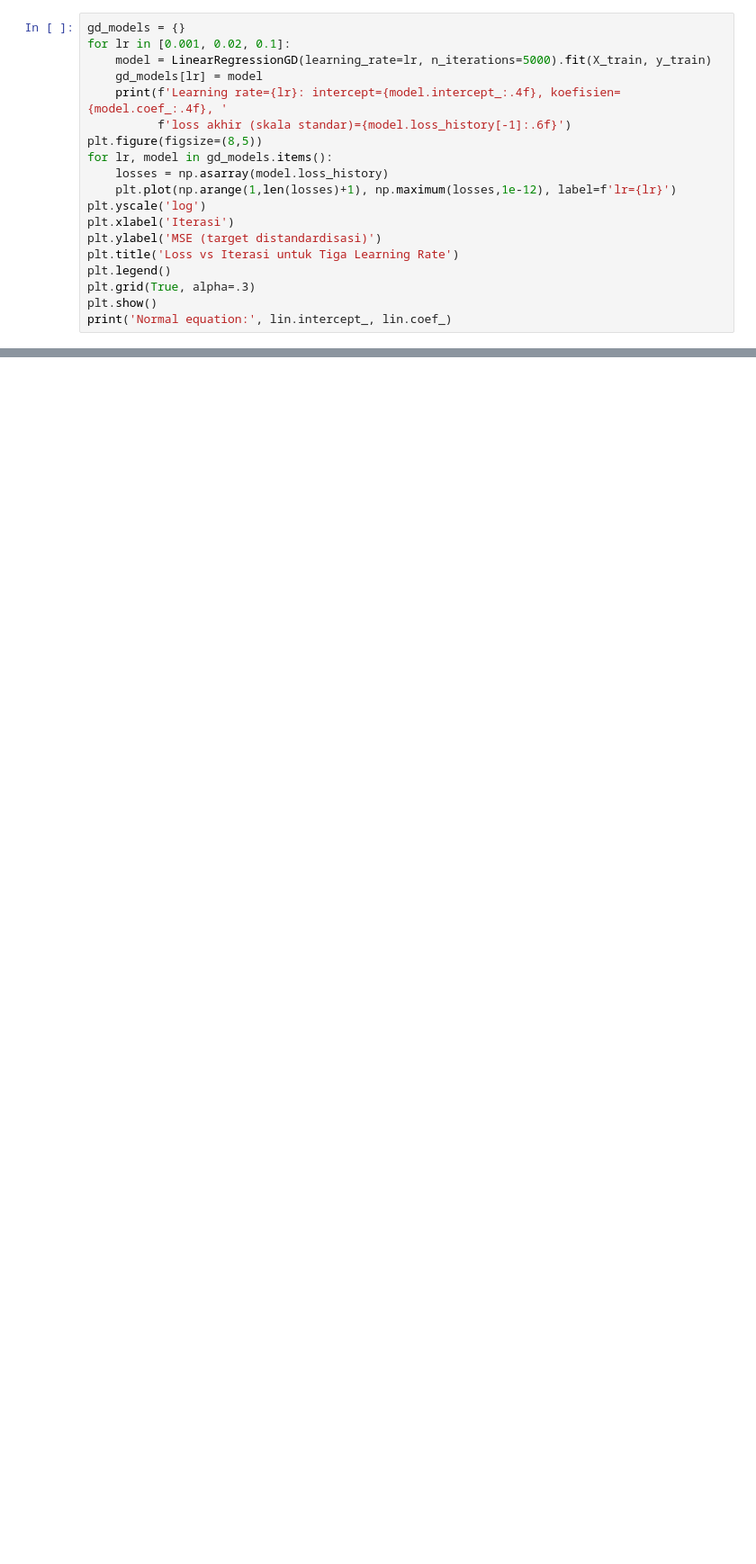
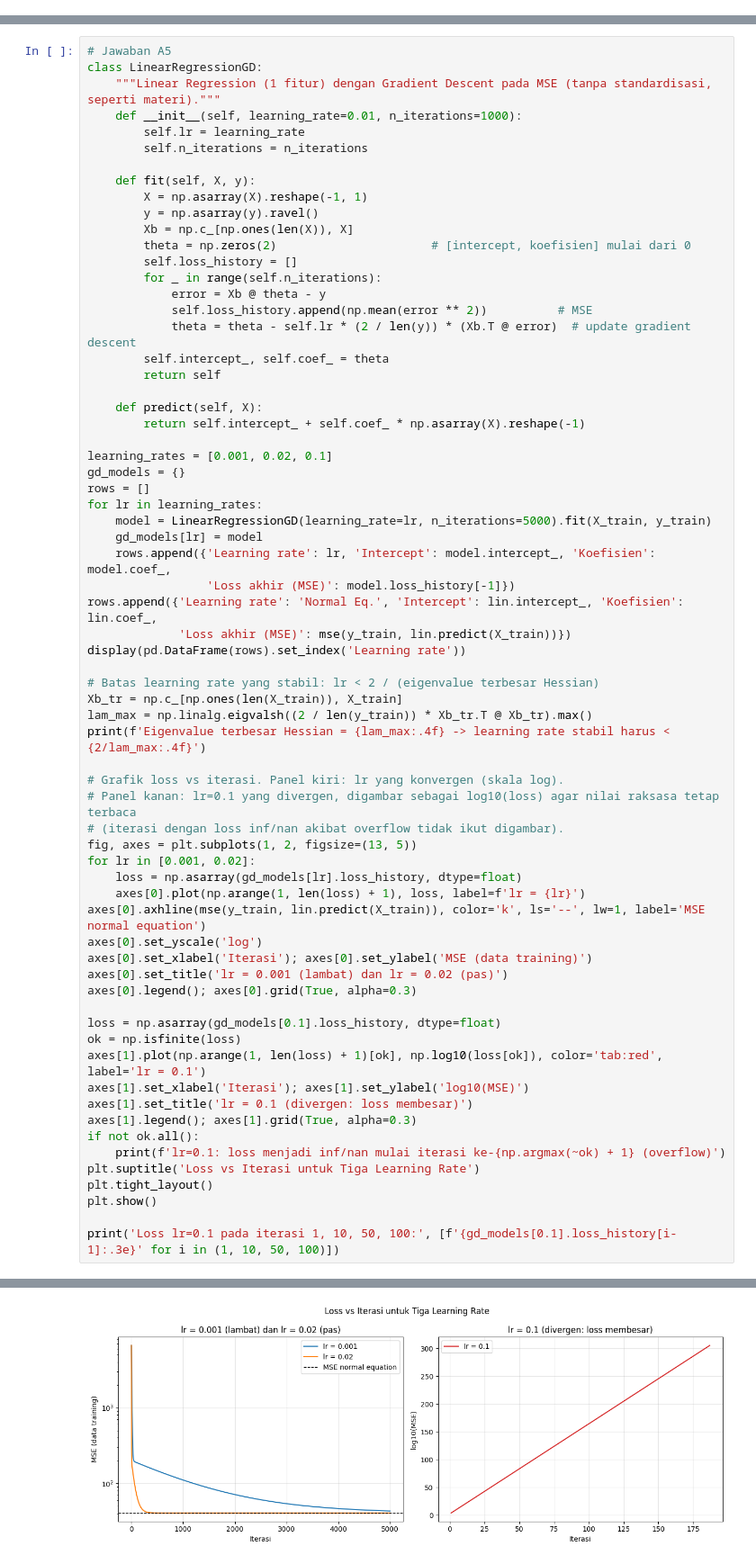
Before and after one commit to namasayazaki/uts-machine-learning-241011401639, a Jupyter notebook: tugas_UTS.ipynb, the cells around one changed output, grey strips where cells are left out. Shown at 90% size. Cells and saved outputs as stored; diff of their text form; blank space fills up the shorter version.

```diff
--- a/tugas_UTS.ipynb
+++ b/tugas_UTS.ipynb
@@ -306,19 +0,0 @@ RMSE menunjukkan rata-rata besar kesalahan prediksi dalam satuan penjualan (juta
-# %%
-gd_models = {}
-for lr in [0.001, 0.02, 0.1]:
-    model = LinearRegressionGD(learning_rate=lr, n_iterations=5000).fit(X_train, y_train)
-    gd_models[lr] = model
-    print(f'Learning rate={lr}: intercept={model.intercept_:.4f}, koefisien={model.coef_:.4f}, '
-          f'loss akhir (skala standar)={model.loss_history[-1]:.6f}')
-plt.figure(figsize=(8,5))
-for lr, model in gd_models.items():
-    losses = np.asarray(model.loss_history)
-    plt.plot(np.arange(1,len(losses)+1), np.maximum(losses,1e-12), label=f'lr={lr}')
-plt.yscale('log')
-plt.xlabel('Iterasi')
-plt.ylabel('MSE (target distandardisasi)')
-plt.title('Loss vs Iterasi untuk Tiga Learning Rate')
-plt.legend()
-plt.grid(True, alpha=.3)
-plt.show()
-print('Normal equation:', lin.intercept_, lin.coef_)
@@ -553,0 +236,68 @@ Hasil Linear Regression NumPy dan scikit-learn seharusnya sangat dekat karena ke
+# %%
+# Jawaban A5
+class LinearRegressionGD:
+    """Linear Regression (1 fitur) dengan Gradient Descent pada MSE (tanpa standardisasi, seperti materi)."""
+    def __init__(self, learning_rate=0.01, n_iterations=1000):
+        self.lr = learning_rate
+        self.n_iterations = n_iterations
+
+    def fit(self, X, y):
+        X = np.asarray(X).reshape(-1, 1)
+        y = np.asarray(y).ravel()
+        Xb = np.c_[np.ones(len(X)), X]
+        theta = np.zeros(2)                      # [intercept, koefisien] mulai dari 0
+        self.loss_history = []
+        for _ in range(self.n_iterations):
+            error = Xb @ theta - y
+            self.loss_history.append(np.mean(error ** 2))          # MSE
+            theta = theta - self.lr * (2 / len(y)) * (Xb.T @ error)  # update gradient descent
+        self.intercept_, self.coef_ = theta
+        return self
+
+    def predict(self, X):
+        return self.intercept_ + self.coef_ * np.asarray(X).reshape(-1)
+
+learning_rates = [0.001, 0.02, 0.1]
+gd_models = {}
+rows = []
+for lr in learning_rates:
+    model = LinearRegressionGD(learning_rate=lr, n_iterations=5000).fit(X_train, y_train)
+    gd_models[lr] = model
+    rows.append({'Learning rate': lr, 'Intercept': model.intercept_, 'Koefisien': model.coef_,
+                 'Loss akhir (MSE)': model.loss_history[-1]})
+rows.append({'Learning rate': 'Normal Eq.', 'Intercept': lin.intercept_, 'Koefisien': lin.coef_,
+             'Loss akhir (MSE)': mse(y_train, lin.predict(X_train))})
+display(pd.DataFrame(rows).set_index('Learning rate'))
+
+# Batas learning rate yang stabil: lr < 2 / (eigenvalue terbesar Hessian)
+Xb_tr = np.c_[np.ones(len(X_train)), X_train]
+lam_max = np.linalg.eigvalsh((2 / len(y_train)) * Xb_tr.T @ Xb_tr).max()
+print(f'Eigenvalue terbesar Hessian = {lam_max:.4f} -> learning rate stabil harus < {2/lam_max:.4f}')
+
+# Grafik loss vs iterasi. Panel kiri: lr yang konvergen (skala log).
+# Panel kanan: lr=0.1 yang divergen, digambar sebagai log10(loss) agar nilai raksasa tetap terbaca
+# (iterasi dengan loss inf/nan akibat overflow tidak ikut digambar).
+fig, axes = plt.subplots(1, 2, figsize=(13, 5))
+for lr in [0.001, 0.02]:
+    loss = np.asarray(gd_models[lr].loss_history, dtype=float)
+    axes[0].plot(np.arange(1, len(loss) + 1), loss, label=f'lr = {lr}')
+axes[0].axhline(mse(y_train, lin.predict(X_train)), color='k', ls='--', lw=1, label='MSE normal equation')
+axes[0].set_yscale('log')
+axes[0].set_xlabel('Iterasi'); axes[0].set_ylabel('MSE (data training)')
+axes[0].set_title('lr = 0.001 (lambat) dan lr = 0.02 (pas)')
+axes[0].legend(); axes[0].grid(True, alpha=0.3)
+
+loss = np.asarray(gd_models[0.1].loss_history, dtype=float)
+ok = np.isfinite(loss)
+axes[1].plot(np.arange(1, len(loss) + 1)[ok], np.log10(loss[ok]), color='tab:red', label='lr = 0.1')
+axes[1].set_xlabel('Iterasi'); axes[1].set_ylabel('log10(MSE)')
+axes[1].set_title('lr = 0.1 (divergen: loss membesar)')
+axes[1].legend(); axes[1].grid(True, alpha=0.3)
+if not ok.all():
+    print(f'lr=0.1: loss menjadi inf/nan mulai iterasi ke-{np.argmax(~ok) + 1} (overflow)')
+plt.suptitle('Loss vs Iterasi untuk Tiga Learning Rate')
+plt.tight_layout()
+plt.show()
+
+print('Loss lr=0.1 pada iterasi 1, 10, 50, 100:', [f'{gd_models[0.1].loss_history[i-1]:.3e}' for i in (1, 10, 50, 100)])
+# %% [output]
@@ -553,0 +312 @@ Hasil Linear Regression NumPy dan scikit-learn seharusnya sangat dekat karena ke
+[figure, added]
```
Also changed, not shown: parts of 85 cells of this notebook, 3 other files.
